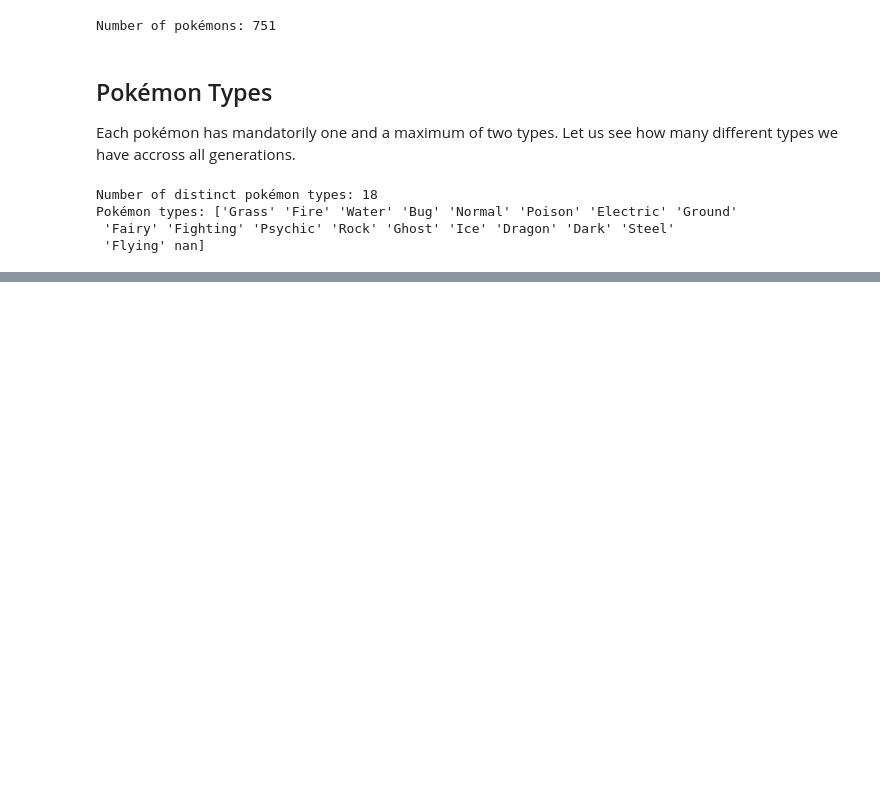
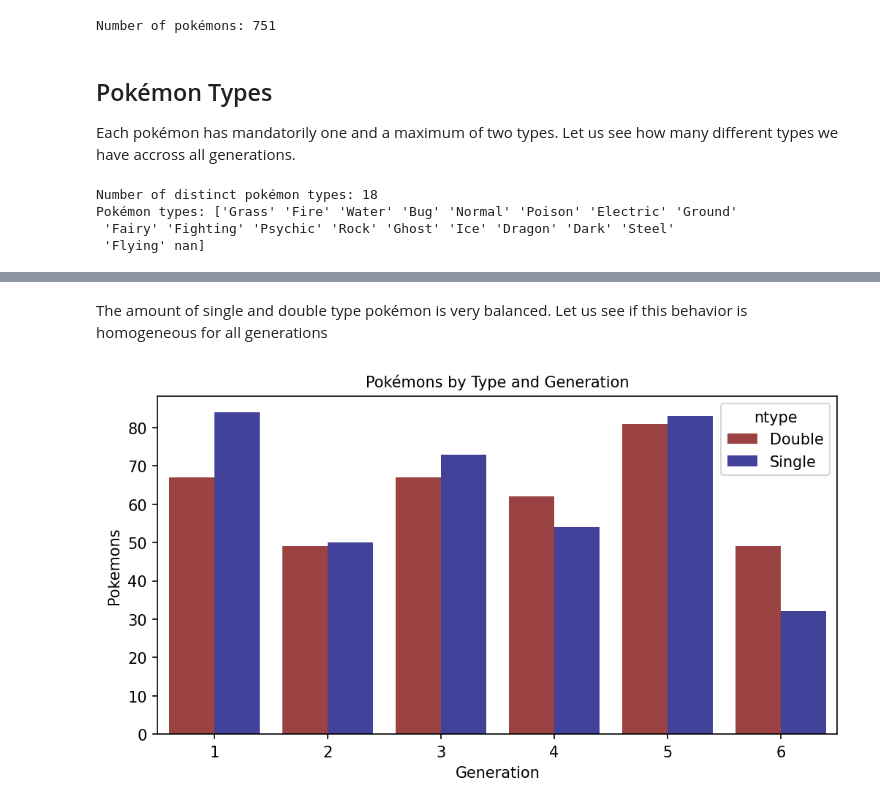
Before and after one commit to mateusmelo821/Pokemon-Generations-Analysis, a Jupyter notebook: index.ipynb, the cells around one changed output, grey strips where cells are left out. Saved outputs shown, nothing was run; the diff lists cells and outputs as text; code cells hidden in the pictures; blank space fills up the shorter version.

```diff
--- a/index.ipynb
+++ b/index.ipynb
@@ -82,0 +93,11 @@ We have 18 different types of pokémons. The *nan* value appears because not all
+# %% [markdown]
+The amount of single and double type pokémon is very balanced. Let us see if this behavior is homogeneous for all generations
+# %%
+df_by_generation_ntype = df.groupby(['Generation', 'ntype']).agg(Pokemons=('Name', pd.Series.count)).reset_index()
+fig, ax = plt.subplots(figsize=(8,4), dpi=150)
+ntype_palette = {'Single':'#3333AA', 'Double':'#AA3333'}
+sns.barplot(x='Generation', y='Pokemons', hue='ntype', data=df_by_generation_ntype, palette=ntype_palette, ax=ax)
+ax.set_title("Pokémons by Type and Generation", fontdict={'fontsize':10})
+plt.show()
+# %% [output]
+[figure, added]
```
Also changed, not shown: parts of 8 cells of this notebook.
